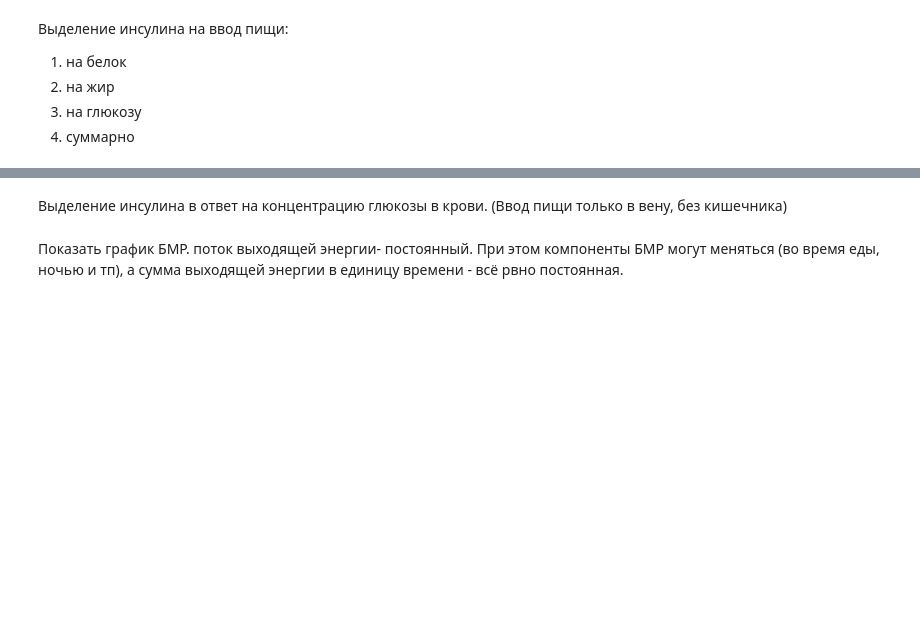
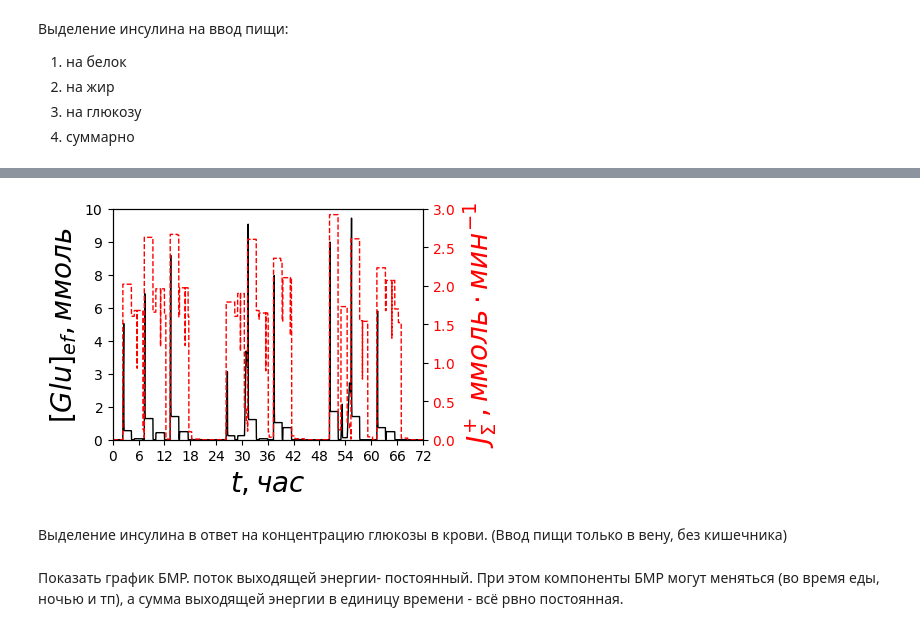
Before and after one commit to RepnikovPavel/gr_lab_2023, a Jupyter notebook: SystemV1/take_plots.ipynb, the cells around one changed output, grey strips where cells are left out. Drawn from its saved outputs; the diff is of its cells as text; code cells hidden in the pictures; blank space fills up the shorter version.

```diff
--- a/SystemV1/take_plots.ipynb
+++ b/SystemV1/take_plots.ipynb
@@ -126,3 +118,36 @@ fig.savefig(os.path.join(path_to_plots,'INS_total.png'),bbox_inches = 'tight',dp
+# %%
+fig,ax = plt.subplots()
+fig.set_size_inches(4,3)
+Glu_vec = solutions[:,index_by_name['Glu_ef']]
+t_ = t_vec/60.0-t_vec[0]/60.0
+ax.plot(t_, Glu_vec,label = r'$[Glu]_{ef}$',c='k',linewidth= 1)
+x_ticks = np.arange(np.min(t_),np.max(t_)+6, 6)
+x_labels = [latex_float(tick,0) for tick in x_ticks]
+y_ticks = np.arange(np.min(Glu_vec),np.max(Glu_vec)+1.5, 1.5)
+y_labels = [latex_float(tick,0) for tick in y_ticks]
+ax.set_xlim(x_ticks[0],x_ticks[-1])
+ax.set_ylim(y_ticks[0],y_ticks[-1])
+ax.set_xticks(x_ticks)
+ax.set_yticks(y_ticks)
+ax.set_xticklabels(x_labels)
+ax.set_yticklabels(y_labels)
+ax.set_xlabel(r'$t,час$',fontsize = 20)
+ax.set_ylabel(r'$[Glu]_{ef}, ммоль$',fontsize = 20)
+ax2 = ax.twinx()
+ax2.plot(t_,y2,c='r',linestyle='dashed',linewidth= 1)
+ax2.set_ylabel(r'$J_{\Sigma}^{+},ммоль \cdot мин^{-1}$',color='r',fontsize = 20)
+y2_ticks = np.arange(np.min(y2),np.max(y2)+0.5, 0.5)
+y2_labels = [latex_float(tick,1) for tick in y2_ticks]
+ax2.set_yticks(y2_ticks)
+ax2.set_yticklabels(y2_labels,color='r')
+ax.tick_params(axis='both', which='major', labelsize=10)
+ax2.tick_params(axis='both', which='major', labelsize=10)
+ax2.set_ylim(y2_ticks[0],y2_ticks[-1])
+fig.savefig(os.path.join(path_to_plots,'Glu_ef.png'),bbox_inches = 'tight',dpi=1000)
+
+# ax2 = ax.twinx()
+# %% [output]
+[figure, added]
 # %%
 index_by_name, name_by_index, start_point = get_start_point_names_mapping(start_point_dict)
 start_point[index_by_name['AA_ef']] = 0.0
```
Also changed, not shown: parts of 1 cell of this notebook, 4 other files.
